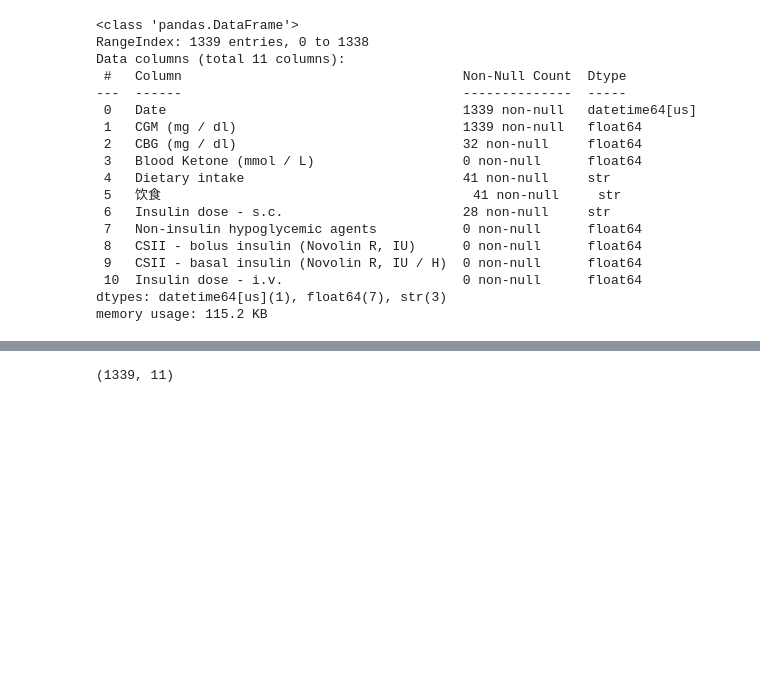
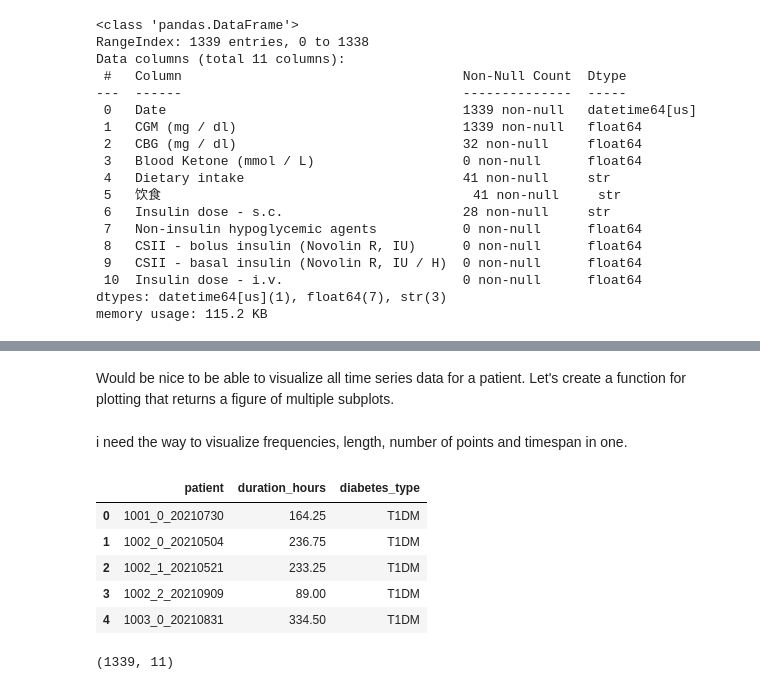
Before and after one commit to Aleks-cmyk/explore_diabetes_data, a Jupyter notebook: notebooks/00_eda.ipynb, the cells around one changed output, grey strips where cells are left out. Cells and saved outputs as stored; diff of their text form; code cells hidden in the pictures; blank space fills up the shorter version.

```diff
--- a/notebooks/00_eda.ipynb
+++ b/notebooks/00_eda.ipynb
@@ -10,7 +10,7 @@ import plotly.express as px
 import plotly.graph_objects as go
 # %%
 ROOT_DIR = Path.cwd().parent.resolve()
-DATA_DIR = ROOT_DIR / 'data' / 'raw' / 'data'
+DATA_DIR = ROOT_DIR / 'data' / 'processed' / 'data'
 
 t1dm_path = DATA_DIR / 'Shanghai_T1DM_Summary.xlsx'
 t2dm_path = DATA_DIR / 'Shanghai_T2DM_Summary.xlsx'
@@ -309,0 +404,5 @@ for patient in t2_patients:
+# %%
+# we can see that there is only 1 non-null value in column CSII - basal insulin (Novolin R, IU / H)
+# thus we can drop all these rows
+all_ts['2029_0_20210526']['time_series'].dropna(subset=['Date'], inplace=True)
+all_ts['2029_0_20210526']['time_series'].shape
@@ -309,0 +435,17 @@ for patient in t2_patients:
+# %%
+from collections import Counter
+
+frequencies = []
+for patient_id, patient_data in all_ts.items():
+    # check in each time series is regular (same frequency)
+    time_intervals = patient_data['time_series']['Date'].diff().unique().tolist()
+    time_intervals_counts = Counter(patient_data['time_series']['Date'].diff())
+    if len(time_intervals) > 2:
+        print(f'The CGM measurements from patient {patient_id} with {patient_data['summary']['Type of Diabetes'].values[0]} are irregular - {time_intervals_counts}')
+        irregular_indices = patient_data['time_series'][(patient_data['time_series']['Date'].diff() != pd.Timedelta('0 days 00:15:00'))
+                                                        & (patient_data['time_series']['Date'].diff().notna())].index.tolist()
+        print(f'Data point is missing after index: {irregular_indices}')
+    else:
+        frequencies.extend(time_intervals)
+
+set(frequencies)
@@ -309,0 +470,2 @@ for patient in t2_patients:
+# %% [markdown]
+Would be nice to be able to visualize all time series data for a patient. Let's create a function for plotting that returns a figure of multiple subplots.
@@ -309,0 +672,7 @@ for patient in t2_patients:
+# %%
+for patient_id, patient_data in all_ts.items():
+    # check in each time series is regular (same frequency)
+    time_intervals = patient_data['time_series']['Date'].diff().unique().tolist()
+    if len(time_intervals) > 2:
+        fig = plot_patient_timeseries(patient_data['time_series'], patient_id=patient_id)
+        fig.show()
@@ -309,0 +682,21 @@ for patient in t2_patients:
+# %% [markdown]
+i need the way to visualize frequencies, length, number of points and timespan in one.
+# %%
+data = []
+
+for patient_id, patient_data in all_ts.items():
+
+    data.append({'patient': patient_id,
+                'duration_hours': (patient_data['time_series']['Date'].max() - patient_data['time_series']['Date'].min()).total_seconds() / 3600,
+                'diabetes_type': patient_data['summary']['Type of Diabetes'].values[0]})
+
+
+df_plot = pd.DataFrame(data)
+df_plot.head()
+# %% [output]
+|  | patient | duration_hours | diabetes_type |
+| 0 | 1001_0_20210730 | 164.25 | T1DM |
+| 1 | 1002_0_20210504 | 236.75 | T1DM |
+| 2 | 1002_1_20210521 | 233.25 | T1DM |
+| 3 | 1002_2_20210909 | 89.00 | T1DM |
+| 4 | 1003_0_20210831 | 334.50 | T1DM |
```
Also changed, not shown: parts of 16 cells of this notebook.
